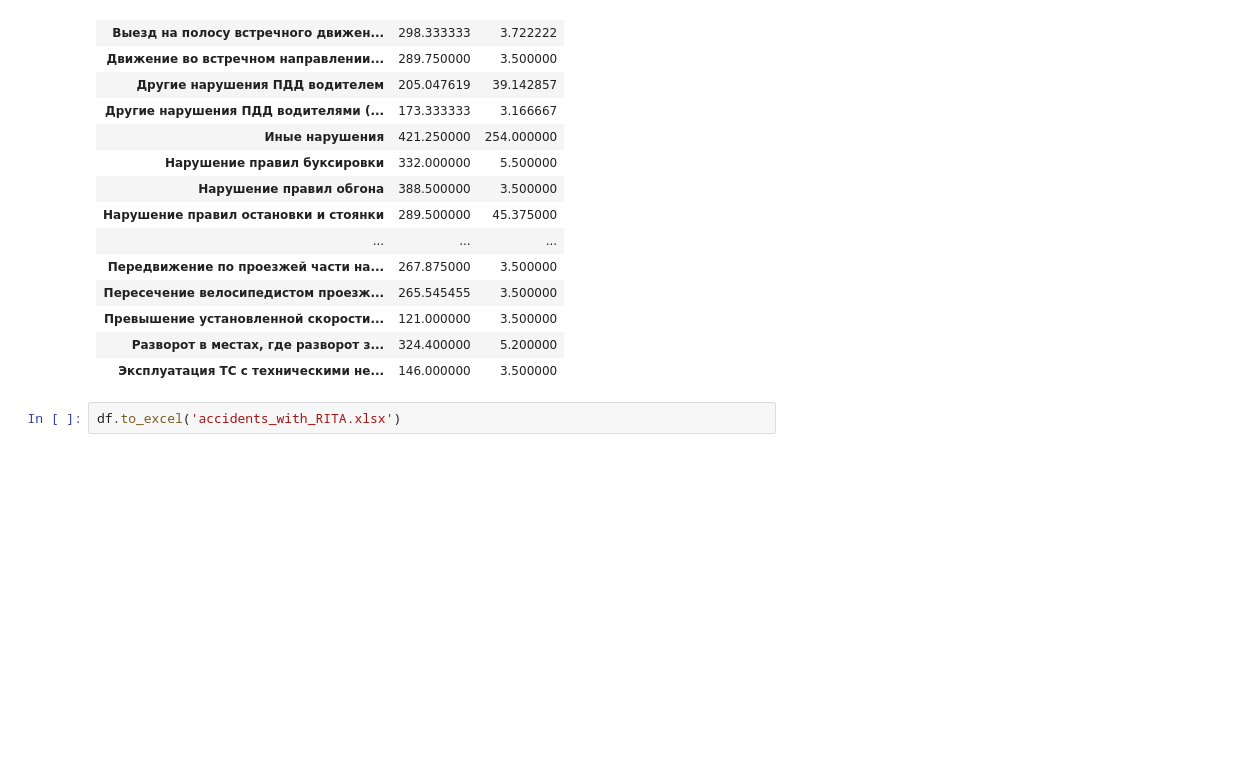
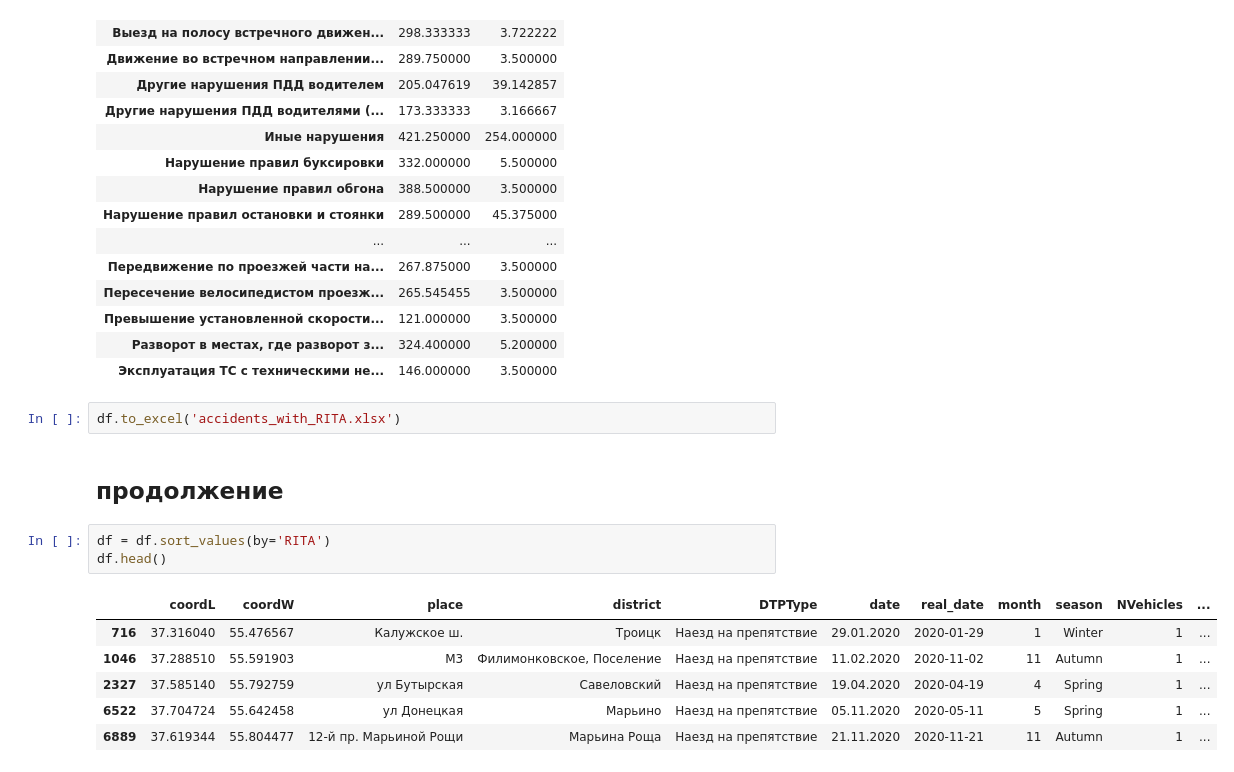
Before and after one commit to ovad4221/Accident_prediction_system, a Jupyter notebook: Analysis_ovad.ipynb, the cells around one changed output. Drawn from its saved outputs; the diff is of its cells as text; blank space fills up the shorter version.

```diff
--- a/Analysis_ovad.ipynb
+++ b/Analysis_ovad.ipynb
@@ -265,3 +269,15 @@ df.groupby('violations').agg({'RITA':'mean', 'FAIL': 'mean'})
 | Эксплуатация ТС с техническими не... | 146.000000 | 3.500000 |
 # %%
 df.to_excel('accidents_with_RITA.xlsx')
+# %% [markdown]
+## продолжение
+# %%
+df = df.sort_values(by='RITA')
+df.head()
+# %% [output]
+|  | coordL | coordW | place | district | DTPType | date | real_date | month | season | NVehicles | ... |
+| 716 | 37.316040 | 55.476567 | Калужское ш. | Троицк | Наезд на препятствие | 29.01.2020 | 2020-01-29 | 1 | Winter | 1 | ... |
+| 1046 | 37.288510 | 55.591903 | M3 | Филимонковское, Поселение | Наезд на препятствие | 11.02.2020 | 2020-11-02 | 11 | Autumn | 1 | ... |
+| 2327 | 37.585140 | 55.792759 | ул Бутырская | Савеловский | Наезд на препятствие | 19.04.2020 | 2020-04-19 | 4 | Spring | 1 | ... |
+| 6522 | 37.704724 | 55.642458 | ул Донецкая | Марьино | Наезд на препятствие | 05.11.2020 | 2020-05-11 | 5 | Spring | 1 | ... |
+| 6889 | 37.619344 | 55.804477 | 12-й пр. Марьиной Рощи | Марьина Роща | Наезд на препятствие | 21.11.2020 | 2020-11-21 | 11 | Autumn | 1 | ... |
```
Also changed, not shown: parts of 10 cells of this notebook.
